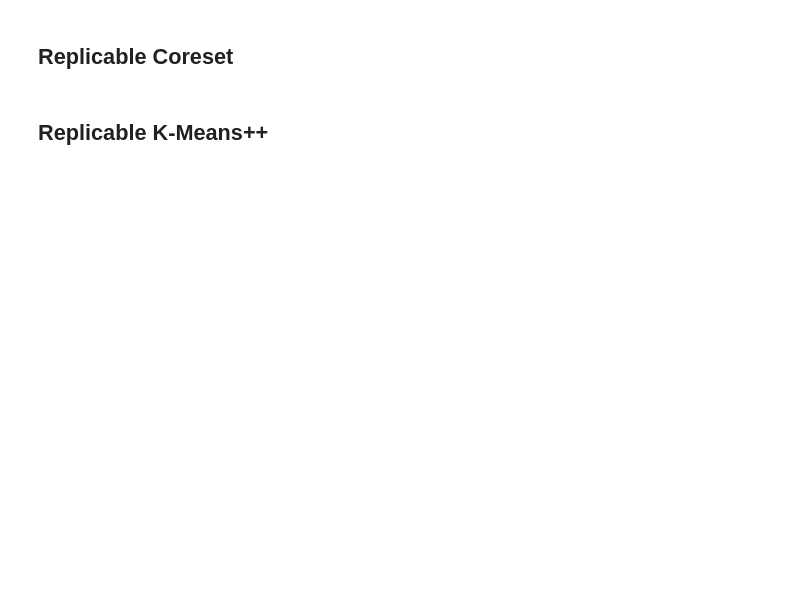
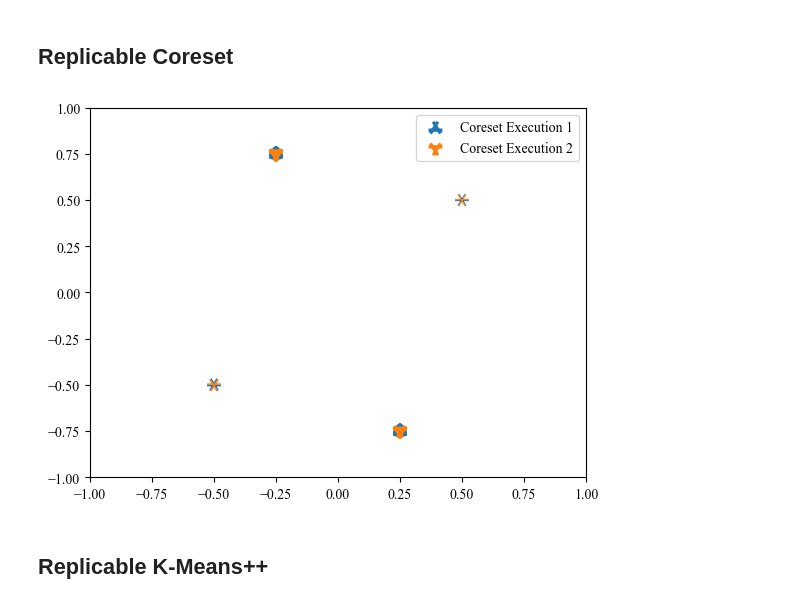
Before and after one commit to felix-cfzhou/replicable_clustering_experiments, a Jupyter notebook: replicable_clustering.ipynb, the cells around one changed output. Cells and saved outputs as stored; diff of their text form; code cells hidden in the pictures; blank space fills up the shorter version.

```diff
--- a/replicable_clustering.ipynb
+++ b/replicable_clustering.ipynb
@@ -592,2 +145,50 @@ def r_coreset(
+# %%
+from coreset import r_coreset
+
+coreset1, mass1 = r_coreset(
+    moons_sampler,
+    k=3,
+    eps=0.99,
+    rho=0.3,
+    delta=0.01,
+    Gamma=0.5,
+    beta=1.0,
+    Delta=np.sqrt(2),
+    random_state=2,  # shared internal random seed
+)
+coreset2, mass2 = r_coreset(
+    moons_sampler,
+    k=3,
+    eps=0.99,
+    rho=0.3,
+    delta=0.01,
+    Gamma=0.5,
+    beta=1.0,
+    Delta=np.sqrt(2),
+    random_state=2,  # shared internal random seed
+)
+
+plot2D(
+    coreset1,
+    s=np.power(mass1, 3) * 1000,
+    marker="1",
+    linewidths=10,
+    label="Coreset Execution 1",
+)
+plot2D(
+    coreset2,
+    s=np.power(mass2, 3) * 1000,
+    marker="2",
+    linewidths=10,
+    label="Coreset Execution 2",
+)
+
+ax = plt.gca()
+ax.set_xlim(-1, 1)
+ax.set_ylim(-1, 1)
+plt.legend()
+plt.show()
+# %% [output]
+[figure, added]
 # %% [markdown]
 ## Replicable K-Means++
```
Also changed, not shown: parts of 30 cells of this notebook, 17 other files.
